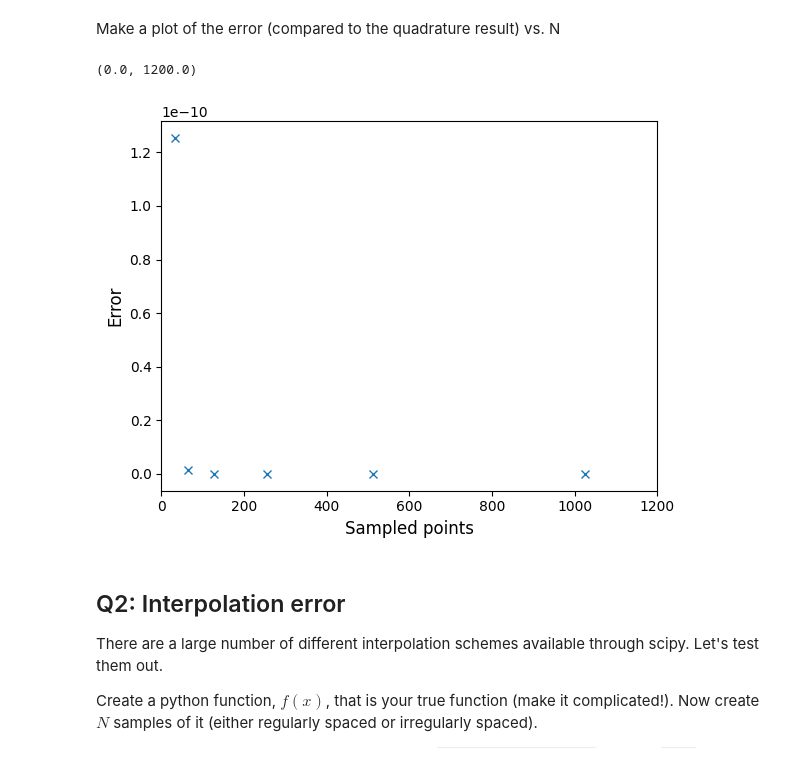
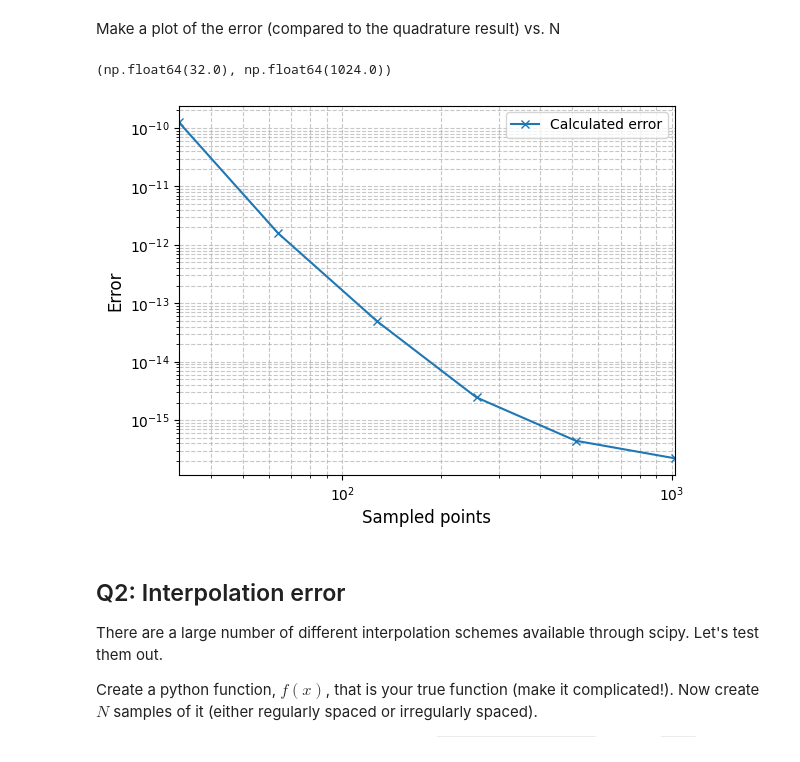
Before and after one commit to MicheleFulghieri/scientificcomputing_bicocca_2025, a Jupyter notebook: lectures/L04_scipy.ipynb, the cells around one changed output. Drawn from its saved outputs; the diff is of its cells as text; code cells hidden in the pictures.

```diff
--- a/lectures/L04_scipy.ipynb
+++ b/lectures/L04_scipy.ipynb
@@ -1346,14 +1346,18 @@ Make a plot of the error (compared to the quadrature result) vs. N
 # %%
 fig = plt.figure()
 
 ax = plt.subplot(111)
-ax.plot(Sampled_points, err, "x")
+ax.plot(Sampled_points, err, "x-", label="Calculated error")
 ax.set_xlabel("Sampled points", fontsize="large")
 ax.set_ylabel("Error", fontsize="large")
-ax.set_xlim(0.0, 1200)
+ax.set_xscale('log')
+ax.set_yscale('log')
+ax.grid(True, which="both", linestyle="--", alpha=0.7)
+ax.legend()
+ax.set_xlim(Sampled_points[0], Sampled_points[-1])
 # %% [output]
-(0.0, 1200.0)
+(np.float64(32.0), np.float64(1024.0))
-[figure, old version]
+[figure, new version]
 # %% [markdown]
 ## Q2: Interpolation error
 
```
Also changed, not shown: parts of 31 cells of this notebook.
